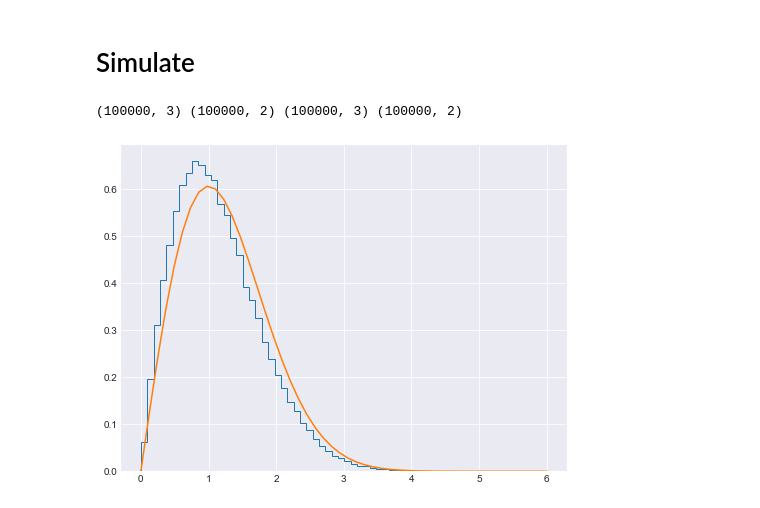
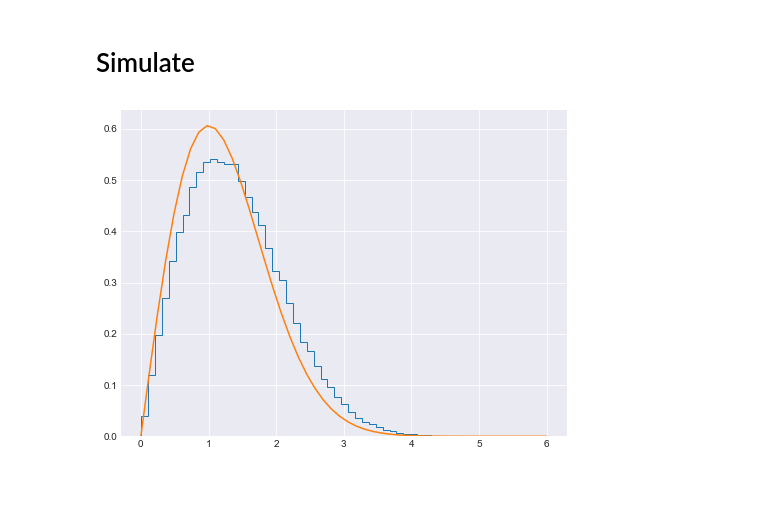
Before and after one commit to RenVit318/masterproject, a Jupyter notebook: src/notebooks/error_normalized_distance_sim.ipynb, the cells around one changed output. Saved outputs shown, nothing was run; the diff lists cells and outputs as text; code cells hidden in the pictures.

```diff
--- a/src/notebooks/error_normalized_distance_sim.ipynb
+++ b/src/notebooks/error_normalized_distance_sim.ipynb
@@ -23,39 +23,47 @@ set_styles()
 # Simulate
 # %%
 # MOVE SOMEWHERE ELSE
-def simulate_error_normalized_distance(num_samples, method='full'):
+def simulate_error_normalized_distance(dist_mean1, dist_mean2, unc1, unc2, num_samples, method='full'):
     """Simulates num_samples pairs of data points and computes the error normalized distances between them
 
     TODO: Expand documentation, expand flexibility of code"""
 
-    dist_mean = [0,0]
-    sigma_x1, sigma_y1, sigma_xy1 = 0.7, 0.4, 0.2
-    sigma_x2, sigma_y2, sigma_xy2 = 0.5, 0.4, 0.3
+    if len(dist_mean1) == 2:
+        # Should check here if we have just 2 vals, or an array of vals
+        pass
 
-    cov1 = [[sigma_x1, sigma_xy1], [sigma_xy1, sigma_y1]]
-    cov2 = [[sigma_x2, sigma_xy2], [sigma_xy2, sigma_y2]]
-    pos1 = np.random.multivariate_normal(dist_mean, cov1, num_samples)
-    pos2 = np.random.multivariate_normal(dist_mean, cov2, num_samples)
+    if len(unc1) == 3:
+        # Check here if all points have same spread, or if it varies
+        sigma_x1, sigma_y1, sigma_xy1 = unc1
+        sigma_x2, sigma_y2, sigma_xy2 = unc2
+
+        cov1 = [[sigma_x1, sigma_xy1], [sigma_xy1, sigma_y1]]
+        cov2 = [[sigma_x2, sigma_xy2], [sigma_xy2, sigma_y2]]
+
+    pos1 = np.random.multivariate_normal(dist_mean1, cov1, num_samples)
+    pos2 = np.random.multivariate_normal(dist_mean2, cov2, num_samples)
 
     unc1 = np.array([np.full(num_samples, sigma_x1), np.full(num_samples, sigma_y1), np.full(num_samples, sigma_xy1)]).T
     unc2 = np.array([np.full(num_samples, sigma_x2), np.full(num_samples, sigma_y2), np.full(num_samples, sigma_xy2)]).T
 
-    print(unc1.shape, pos1.shape, unc2.shape, pos2.shape)
-    en_dist = compute_error_normalized_distance(pos1, pos2, unc1, unc2, method=method)
+    en_dist = compute_error_normalized_distance(pos1, pos2, unc1, unc2, method=method, coordinates='cartesian', unit='rad')
 
     return en_dist
-
-num_samples = 100000
-error_normalized_distances = simulate_error_normalized_distance(num_samples, method='full')
-# %% [output]
-(100000, 3) (100000, 2) (100000, 3) (100000, 2)
 # %%
+num_samples = 100000
+dist_mean1 = [0,0]
+dist_mean2 = [5,0]
+unc1 = [48, 6, 0.4]
+unc2 = [3, 4, -0.1]
+
+error_normalized_distances = simulate_error_normalized_distance(dist_mean1, dist_mean2, unc1, unc2, num_samples, method='full')
+
 fig = plt.figure(figsize=(8,6))
 ax = fig.add_subplot()
 
 ax.hist(error_normalized_distances, bins=50, histtype='step', density=True)
 x = np.linspace(0,6,50)
 ax.plot(x, rayleigh(x,1))
 plt.show()
 # %% [output]
-[figure, old version]
+[figure, new version]
```
Also changed, not shown: 1 other file.
